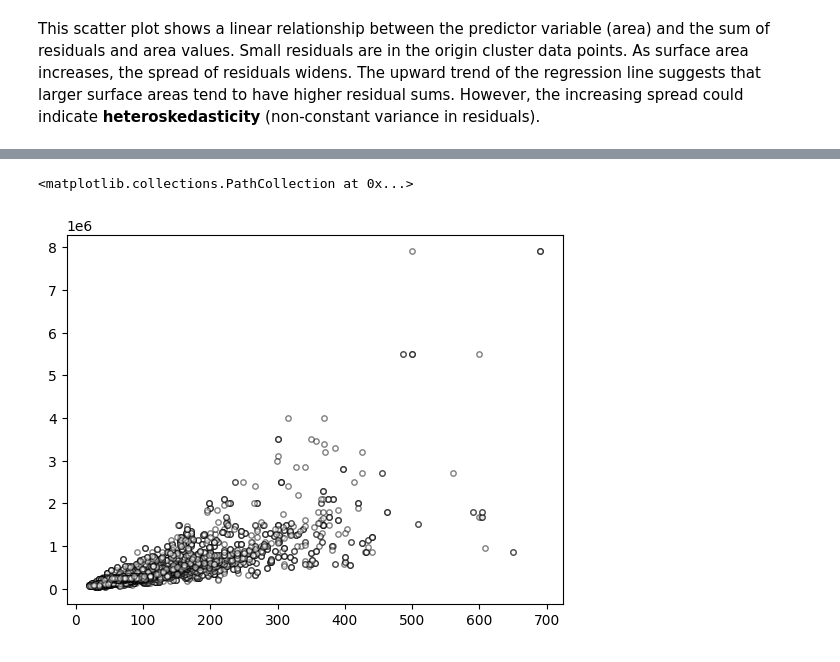
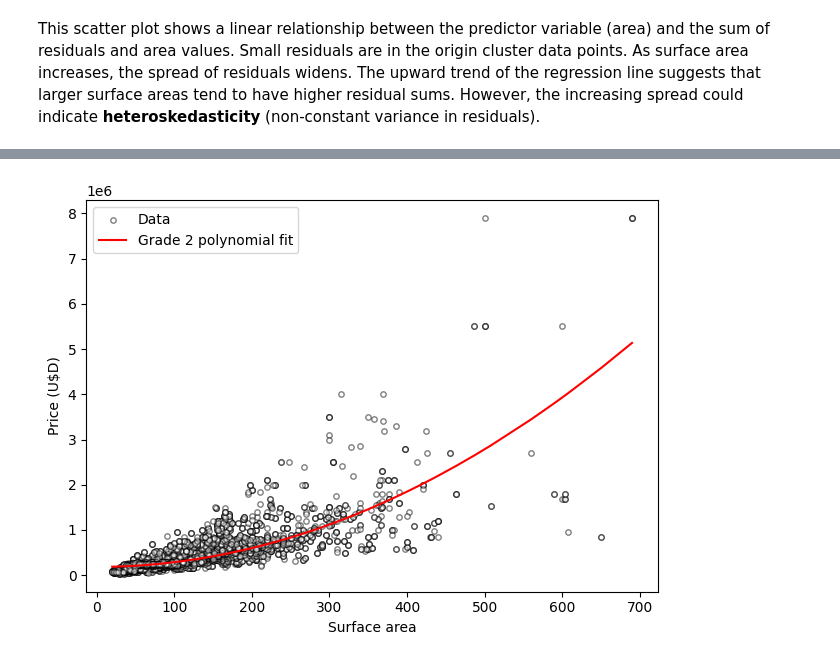
Before and after one commit to matuneville/practical-statistics-book, a Jupyter notebook: src/04-Regression_&_Prediction/chapter_04_py.ipynb, the cells around one changed output, grey strips where cells are left out. Saved outputs shown, nothing was run; the diff lists cells and outputs as text; code cells hidden in the pictures.

Commit message:
chapter 04 - polynomial regression

```diff
--- a/src/04-Regression_&_Prediction/chapter_04_py.ipynb
+++ b/src/04-Regression_&_Prediction/chapter_04_py.ipynb
@@ -441,7 +474,12 @@ plt.show()
 # %%
-apts_belgrano = caba_apartments.loc[caba_apartments['Barrio'] == 'BELGRANO', ['PropiedadS', 'Dolares']]
+predictions = result_poly.predict(apts_belgrano['PropiedadS'])
+
 plt.scatter(x=apts_belgrano['PropiedadS'], y=apts_belgrano['Dolares'],
-            color='white', edgecolor='black', alpha=0.5, s=15)
+            color='white', edgecolor='black', alpha=0.5, s=15, label='Data')
+plt.plot(sorted(apts_belgrano['PropiedadS']), sorted(predictions), color='red', label='Grade 2 polynomial fit')
+plt.xlabel('Surface area')
+plt.ylabel('Price (U$D)')
+plt.legend()
+plt.tight_layout()
 # %% [output]
-<matplotlib.collections.PathCollection at 0x...>
-[figure, old version]
+[figure, new version]
```
Also changed, not shown: parts of 7 cells of this notebook.
